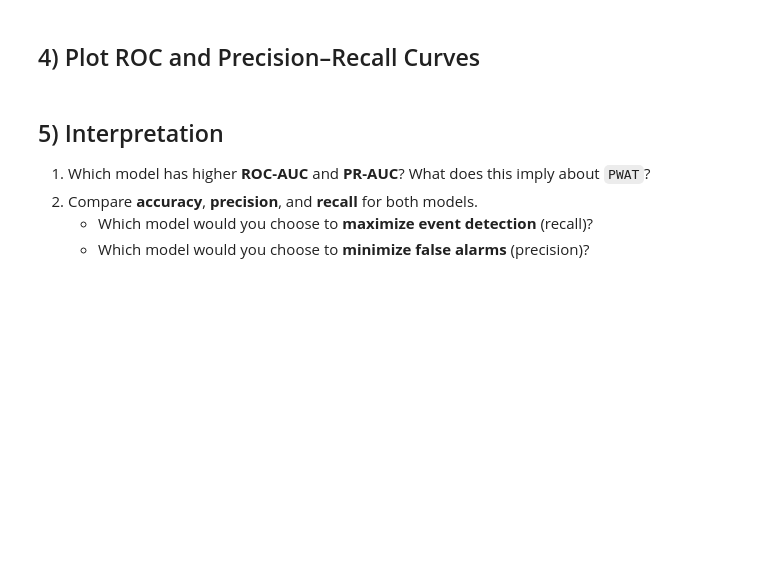
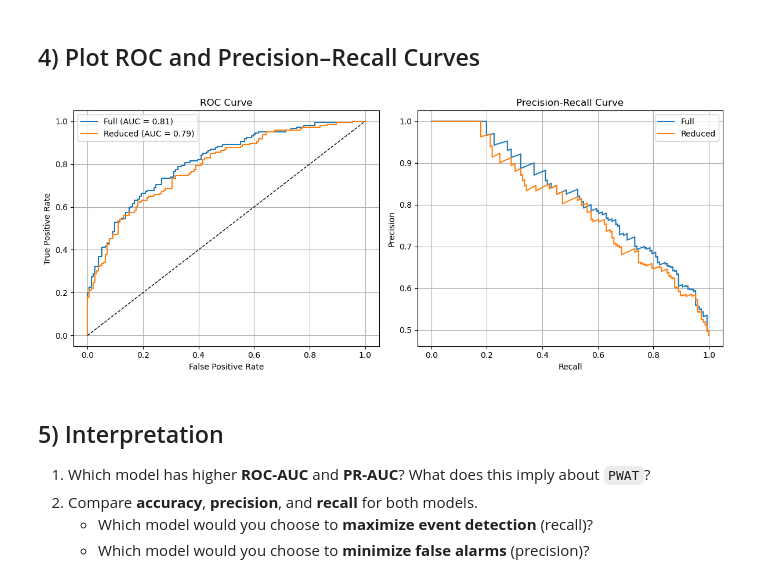
Before and after one commit to swnesbitt/ATMS-523-Module-5-Checkin, a Jupyter notebook: notebooks/LogReg_Compare_Models.ipynb, the cells around one changed output. Cells and saved outputs as stored; diff of their text form; code cells hidden in the pictures; blank space fills up the shorter version.

```diff
--- a/notebooks/LogReg_Compare_Models.ipynb
+++ b/notebooks/LogReg_Compare_Models.ipynb
@@ -82,7 +123,45 @@ ypred_reduced = (yprob_reduced >= thr).astype(int)
 # %% [markdown]
 ## 4) Plot ROC and Precision–Recall Curves
 # %%
-# TODO: Plot ROC and PR curves for both models on shared axes
+from sklearn.metrics import roc_curve, precision_recall_curve, auc
+
+# ROC curves
+fpr_full, tpr_full, _ = roc_curve(yf_test, yprob_full)
+fpr_reduced, tpr_reduced, _ = roc_curve(yr_test, yprob_reduced)
+
+roc_auc_full = auc(fpr_full, tpr_full)
+roc_auc_reduced = auc(fpr_reduced, tpr_reduced)
+
+plt.figure(figsize=(12, 5))
+
+# ROC Curve
+plt.subplot(1, 2, 1)
+plt.plot(fpr_full, tpr_full, label=f'Full (AUC = {roc_auc_full:.2f})')
+plt.plot(fpr_reduced, tpr_reduced, label=f'Reduced (AUC = {roc_auc_reduced:.2f})')
+plt.plot([0, 1], [0, 1], 'k--', lw=1)
+plt.xlabel('False Positive Rate')
+plt.ylabel('True Positive Rate')
+plt.title('ROC Curve')
+plt.legend()
+plt.grid(True)
+
+# Precision-Recall curves
+prec_full, rec_full, _ = precision_recall_curve(yf_test, yprob_full)
+prec_reduced, rec_reduced, _ = precision_recall_curve(yr_test, yprob_reduced)
+
+plt.subplot(1, 2, 2)
+plt.plot(rec_full, prec_full, label='Full')
+plt.plot(rec_reduced, prec_reduced, label='Reduced')
+plt.xlabel('Recall')
+plt.ylabel('Precision')
+plt.title('Precision-Recall Curve')
+plt.legend()
+plt.grid(True)
+
+plt.tight_layout()
+plt.show()
+# %% [output]
+[figure, added]
 # %% [markdown]
 ## 5) Interpretation
 
```
Also changed, not shown: parts of 5 cells of this notebook.
